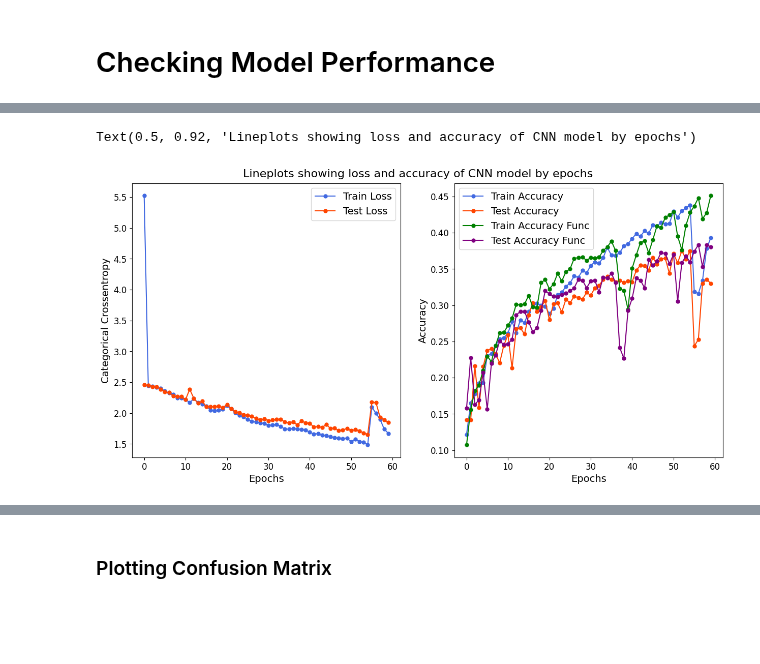
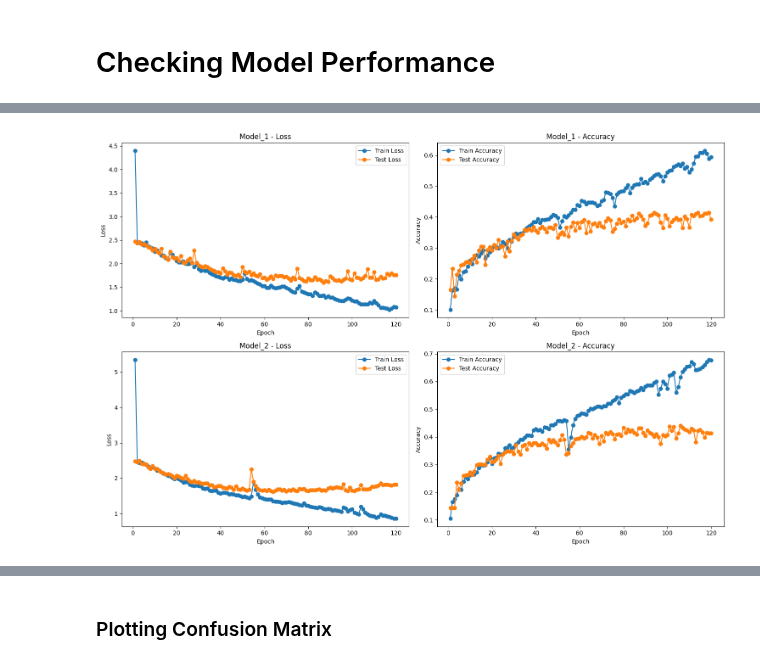
Before and after one commit to MocanuPaulC/DL-assignment, a Jupyter notebook: part_1/2_1_train_age_model.ipynb, the cells around one changed output, grey strips where cells are left out. Cells and saved outputs as stored; diff of their text form; code cells hidden in the pictures; blank space fills up the shorter version.

Commit message:
fully working train notebook

```diff
--- a/part_1/2_1_train_age_model.ipynb
+++ b/part_1/2_1_train_age_model.ipynb
@@ -218,14 +221,19 @@ Epoch 60/60
 # Checking Model Performance
 # %%
 histories=[]
-histories.insert(final_cnn_history)
-histories.insert(history)
+histories.append(final_cnn_history)
+histories.append(history)
 # %%
 df_list = []
 for i, hist in enumerate(histories):
     epochs = range(1, len(hist.history['loss']) + 1)
+    if hist==history:
+        print("first model")
+    else:
+        print("second model")
+
     df = pd.DataFrame({
-        'model_object': model if hist==history else final_cnn_history,
+        'model_object': model if hist==history else final_cnn,
         'epoch': list(epochs),
         'loss': hist.history['loss'],
         'val_loss': hist.history['val_loss'],
@@ -245,38 +267,37 @@ models = df_combined['model'].unique()
 # %%
 
 # Create subplots: one row per model and two columns (loss and accuracy)
 fig, axes = plt.subplots(nrows=len(models), ncols=2, figsize=(15, 5 * len(models)))
 
 # Ensure axes is 2D even if there is only one model
 if len(models) == 1:
     axes = np.array([axes])
 
-for i, model in enumerate(models):
+for i, model_entry in enumerate(models):
     # Filter the dataframe for this model
-    df_model = df_combined[df_combined['model'] == model]
+    df_model = df_combined[df_combined['model'] == model_entry]
     # Pick the top 10 rows with the highest training accuracy
-    df_top10 = df_model.nlargest(10, 'accuracy').sort_values('epoch')
+    # df_top10 = df_model.nlargest(10, 'accuracy').sort_values('epoch')
 
     # Left subplot: Loss curves
     ax_loss = axes[i, 0]
-    ax_loss.plot(df_top10['epoch'], df_top10['loss'], label='Train Loss', marker='o')
-    ax_loss.plot(df_top10['epoch'], df_top10['val_loss'], label='Test Loss', marker='o')
+    ax_loss.plot(df_model['epoch'], df_model['loss'], label='Train Loss', marker='o')
+    ax_loss.plot(df_model['epoch'], df_model['val_loss'], label='Test Loss', marker='o')
     ax_loss.set_xlabel('Epoch')
     ax_loss.set_ylabel('Loss')
-    ax_loss.set_title(f'{model} - Loss')
+    ax_loss.set_title(f'{model_entry} - Loss')
     ax_loss.legend()
 
     # Right subplot: Accuracy curves
     ax_acc = axes[i, 1]
-    ax_acc.plot(df_top10['epoch'], df_top10['accuracy'], label='Train Accuracy', marker='o')
-    ax_acc.plot(df_top10['epoch'], df_top10['val_accuracy'], label='Test Accuracy', marker='o')
+    ax_acc.plot(df_model['epoch'], df_model['accuracy'], label='Train Accuracy', marker='o')
+    ax_acc.plot(df_model['epoch'], df_model['val_accuracy'], label='Test Accuracy', marker='o')
     ax_acc.set_xlabel('Epoch')
     ax_acc.set_ylabel('Accuracy')
-    ax_acc.set_title(f'{model} - Accuracy')
+    ax_acc.set_title(f'{model_entry} - Accuracy')
     ax_acc.legend()
 
 plt.tight_layout()
 plt.show()
 # %% [output]
-Text(0.5, 0.92, 'Lineplots showing loss and accuracy of CNN model by epochs')
-[figure, old version]
+[figure, new version]
```
Also changed, not shown: parts of 15 cells of this notebook, 4 other files.
